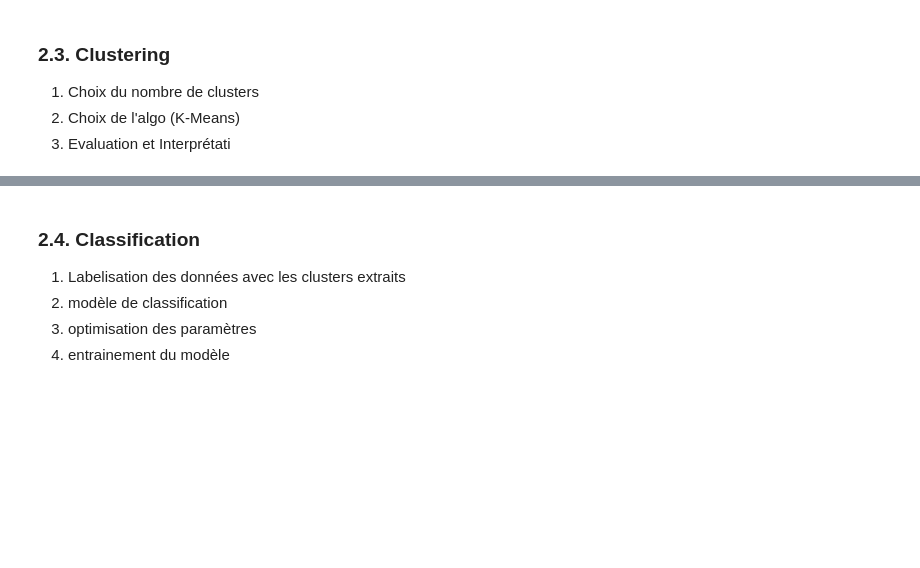
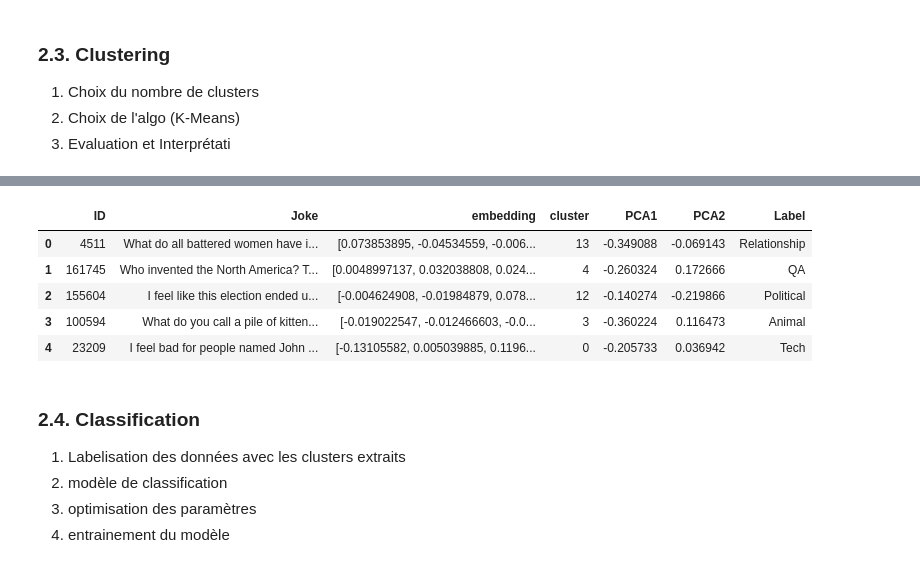
Before and after one commit to realhugoviana/jokes_clustering, a Jupyter notebook: joke_clustering.ipynb, the cells around one changed output, grey strips where cells are left out. Cells and saved outputs as stored; diff of their text form; code cells hidden in the pictures; blank space fills up the shorter version.

```diff
--- a/joke_clustering.ipynb
+++ b/joke_clustering.ipynb
@@ -302,6 +302,7 @@ CLUSTER 0 | size = 596 | score = 0.0205
 # %%
 from sklearn.feature_extraction.text import TfidfVectorizer
 import numpy as np
+
 
 def get_top_terms_per_cluster(df, text_col="Joke", cluster_col="cluster", top_k=10):
     # 1. Construire un "document" par cluster
@@ -336,7 +337,7 @@ def get_top_terms_per_cluster(df, text_col="Joke", cluster_col="cluster", top_k=
 
     return cluster_top_terms
 
-cluster_terms = get_top_terms_per_cluster(df)
+cluster_terms = get_top_terms_per_cluster(df_sample)
 
 for c, terms in cluster_terms.items():
     print(f"Cluster {c}: {terms}")
@@ -344,0 +361,73 @@ KeyError: 'joke'
+# %%
+def assign_label_from_terms(top_terms):
+    terms = " ".join(top_terms)
+
+    # Structural Jokes
+    if "lightbulb" in terms:
+        return "Lightbulb"
+
+    if "walks bar" in terms or "bar" in terms:
+        return "Bar"
+
+    if "knock knock" in terms:
+        return "Puns"
+
+    if "did hear" in terms:
+        return "DidYouHear"
+
+    if "called" in terms:
+        return "QA"
+
+    # 2. Themes Jokes
+    if any(w in terms for w in ["trump", "president", "america", "donald", "country"]):
+        return "Political"
+
+    if any(w in terms for w in ["jesus", "priest", "church", "god", "christian", "catholic"]):
+        return "Religion"
+
+    if any(w in terms for w in ["doctor", "patient", "drug", "drug dealer"]):
+        return "Medical"
+
+    if any(w in terms for w in ["food", "pizza", "eat", "meat", "vegetable", "eating"]):
+        return "Food"
+
+    if any(w in terms for w in ["computer", "internet", "iphone", "phone", "google"]):
+        return "Tech"
+
+    if any(w in terms for w in ["drink", "coffee", "alcohol"]):
+        return "Drinks"
+
+    if any(w in terms for w in ["dog", "animal", "elephant", "bear", "sheep", "bird", "deer"]):
+        return "Animal"
+
+    # 3. RELATIONS / SEX / SOCIAL
+    if any(w in terms for w in ["wife", "girlfriend", "boyfriend", "husband", "marriage"]):
+        return "Relationship"
+
+    if any(w in terms for w in ["women", "men", "sex"]):
+        return "Sexual"
+
+    if any(w in terms for w in ["life", "world", "think", "types people"]):
+        return "Observational"
+
+    if any(w in terms for w in ["job", "money", "work", "car", "home"]):
+        return "DailyLife"
+
+    if any(w in terms for w in ["baby", "dad", "kid", "parents"]):
+        return "Family"
+
+    return "Other"
+
+cluster_labels = {}
+
+for c, terms in cluster_terms.items():
+    label = assign_label_from_terms(terms)
+    cluster_labels[c] = label
+
+for c, label in cluster_labels.items():
+    print(f"Cluster {c}: {label}")
+
+df_sample["Label"] = df_sample["cluster"].map(cluster_labels).fillna("Other")
+
+df_sample.head()
+# %% [output]
@@ -345,3 +450,9 @@ KeyError: 'joke'
+|  | ID | Joke | embedding | cluster | PCA1 | PCA2 | Label |
+| 0 | 4511 | What do all battered women have i... | [0.073853895, -0.04534559, -0.006... | 13 | -0.349088 | -0.069143 | Relationship |
+| 1 | 161745 | Who invented the North America? T... | [0.0048997137, 0.032038808, 0.024... | 4 | -0.260324 | 0.172666 | QA |
+| 2 | 155604 | I feel like this election ended u... | [-0.004624908, -0.01984879, 0.078... | 12 | -0.140274 | -0.219866 | Political |
+| 3 | 100594 | What do you call a pile of kitten... | [-0.019022547, -0.012466603, -0.0... | 3 | -0.360224 | 0.116473 | Animal |
+| 4 | 23209 | I feel bad for people named John ... | [-0.13105582, 0.005039885, 0.1196... | 0 | -0.205733 | 0.036942 | Tech |
 # %% [markdown]
 ### 2.4. Classification
 
```
Also changed, not shown: parts of 4 cells of this notebook.
